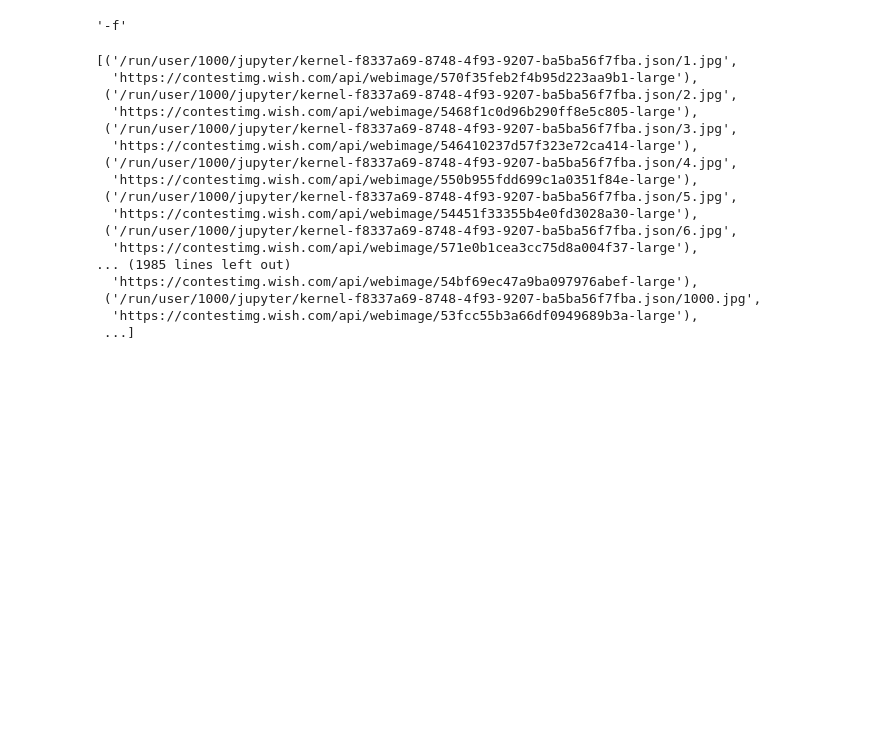
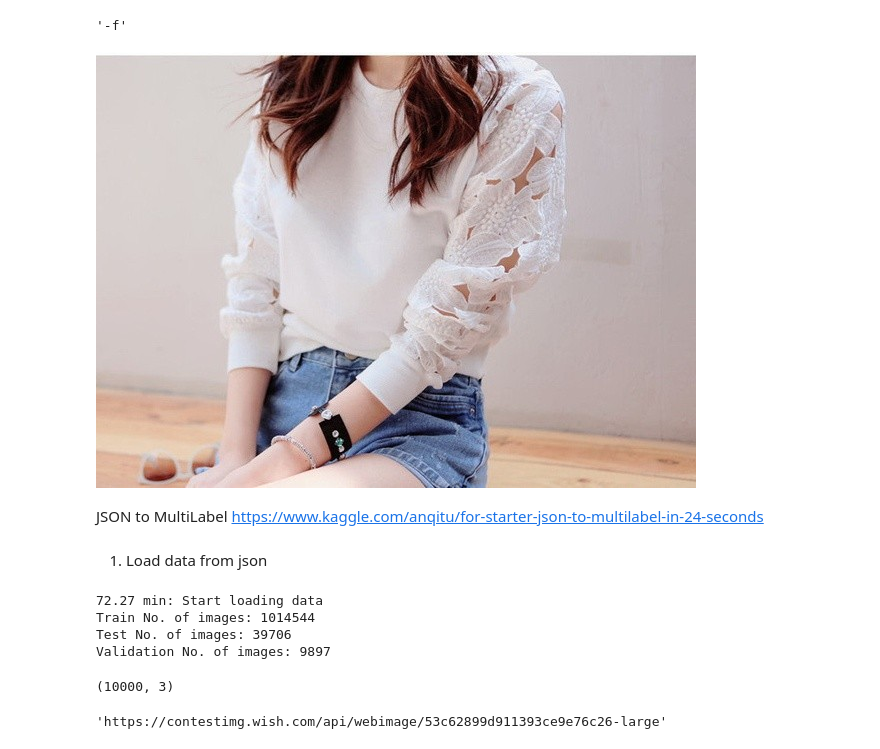
Before and after one commit to Muosvr/iMaterialistChallenge, a Jupyter notebook: iMaterialist-Challenge.ipynb, the cells around one changed output. Cells and saved outputs as stored; diff of their text form; code cells hidden in the pictures; blank space fills up the shorter version.

Commit message:
import data

```diff
--- a/iMaterialist-Challenge.ipynb
+++ b/iMaterialist-Challenge.ipynb
@@ -78,23 +81,12 @@ len(list(open(f'train.json')))
 dataset
 # %% [output]
 '-f'
-# %%
-fnames_urls
-# %% [output]
-[('/run/user/1000/jupyter/kernel-f8337a69-8748-4f93-9207-ba5ba56f7fba.json/1.jpg',
-  'https://contestimg.wish.com/api/webimage/570f35feb2f4b95d223aa9b1-large'),
- ('/run/user/1000/jupyter/kernel-f8337a69-8748-4f93-9207-ba5ba56f7fba.json/2.jpg',
-  'https://contestimg.wish.com/api/webimage/5468f1c0d96b290ff8e5c805-large'),
- ('/run/user/1000/jupyter/kernel-f8337a69-8748-4f93-9207-ba5ba56f7fba.json/3.jpg',
-  'https://contestimg.wish.com/api/webimage/546410237d57f323e72ca414-large'),
- ('/run/user/1000/jupyter/kernel-f8337a69-8748-4f93-9207-ba5ba56f7fba.json/4.jpg',
-  'https://contestimg.wish.com/api/webimage/550b955fdd699c1a0351f84e-large'),
- ('/run/user/1000/jupyter/kernel-f8337a69-8748-4f93-9207-ba5ba56f7fba.json/5.jpg',
-  'https://contestimg.wish.com/api/webimage/54451f33355b4e0fd3028a30-large'),
- ('/run/user/1000/jupyter/kernel-f8337a69-8748-4f93-9207-ba5ba56f7fba.json/6.jpg',
-  'https://contestimg.wish.com/api/webimage/571e0b1cea3cc75d8a004f37-large'),
-... (1985 lines left out)
-  'https://contestimg.wish.com/api/webimage/54bf69ec47a9ba097976abef-large'),
- ('/run/user/1000/jupyter/kernel-f8337a69-8748-4f93-9207-ba5ba56f7fba.json/1000.jpg',
-  'https://contestimg.wish.com/api/webimage/53fcc55b3a66df0949689b3a-large'),
- ...]
+# %%
+img = Image.open(f'data/train/4002.jpg')
+# %%
+img
+# %% [output]
+[figure, added]
+# %% [markdown]
+JSON to MultiLabel
+https://www.kaggle.com/anqitu/for-starter-json-to-multilabel-in-24-seconds
@@ -100,0 +107,24 @@ fnames_urls
+# %% [markdown]
+1. Load data from json
+# %%
+# Load data
+print('%0.2f min: Start loading data'%((time.time() - script_start_time)/60))
+
+train = {}
+test = {}
+validation = {}
+with open('%strain.json'%(data_path)) as json_data:
+    train = json.load(json_data)
+with open('%stest.json'%(data_path)) as json_data:
+    test = json.load(json_data)
+with open('%svalidation.json'%(data_path)) as json_data:
+    validation = json.load(json_data)
+
+print('Train No. of images: %d'%(len(train['images'])))
+print('Test No. of images: %d'%(len(test['images'])))
+print('Validation No. of images: %d'%(len(validation['images'])))
+# %% [output]
+72.27 min: Start loading data
+Train No. of images: 1014544
+Test No. of images: 39706
+Validation No. of images: 9897
@@ -100,0 +140,9 @@ fnames_urls
+# %%
+train_limited = train[:10000]
+train_limited.shape
+# %% [output]
+(10000, 3)
+# %%
+train['url'][4001]
+# %% [output]
+'https://contestimg.wish.com/api/webimage/53c62899d911393ce9e76c26-large'
```
Also changed, not shown: parts of 18 cells of this notebook.
